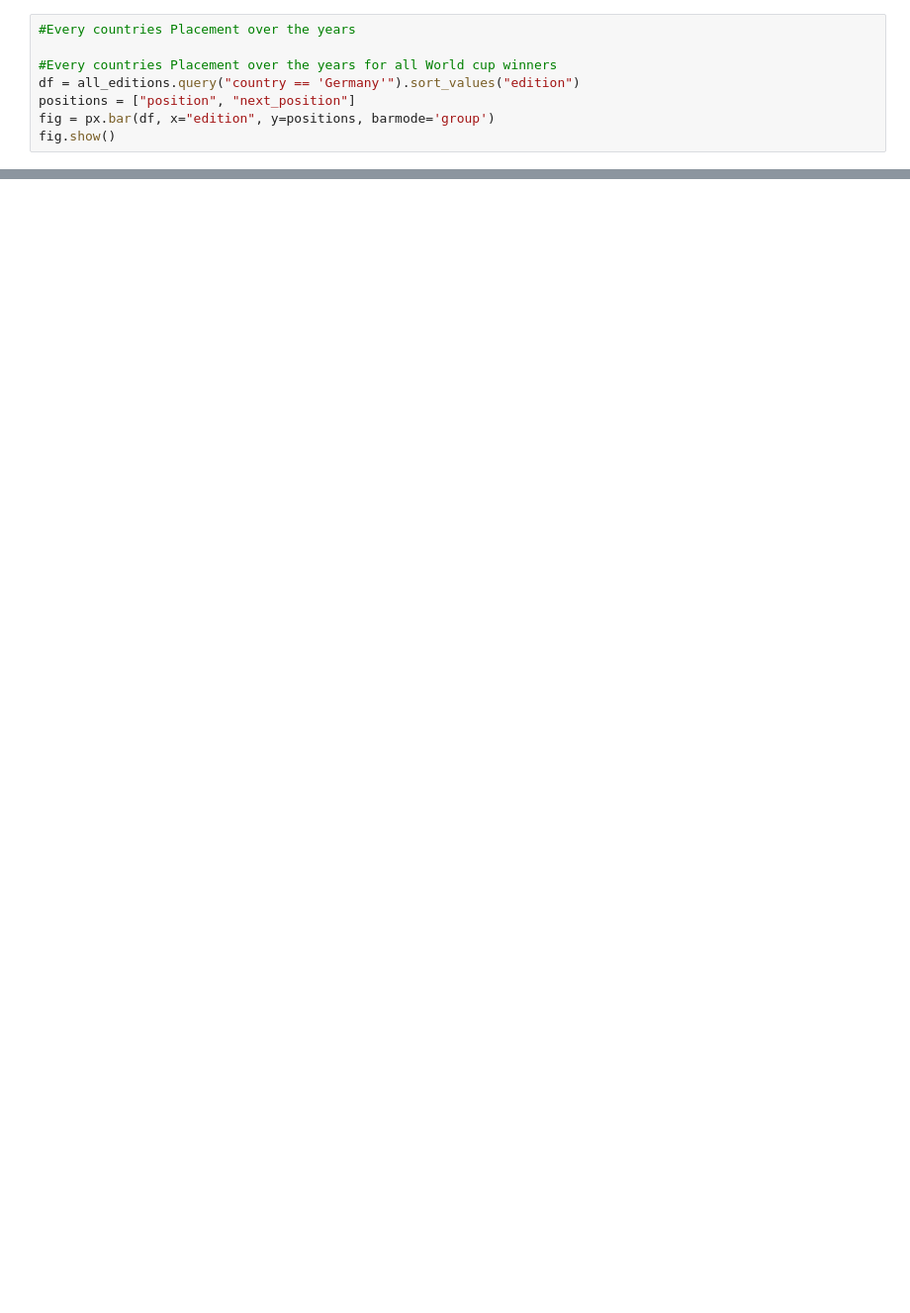
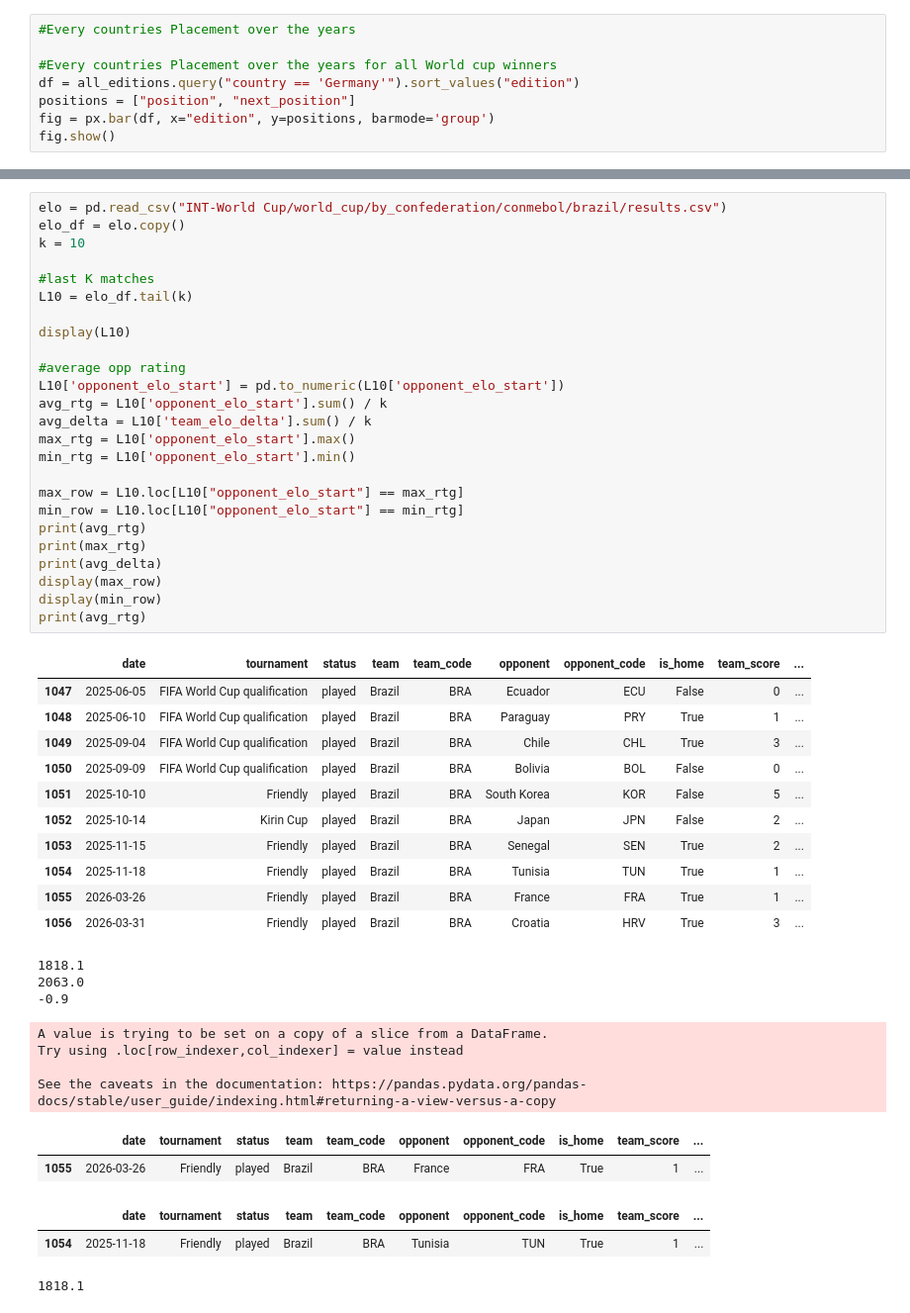
Before and after one commit to Ukandu20/world-cup, a Jupyter notebook: index.ipynb, the cells around one changed output, grey strips where cells are left out. Shown at 99% size. Saved outputs shown, nothing was run; the diff lists cells and outputs as text; blank space fills up the shorter version.

```diff
--- a/index.ipynb
+++ b/index.ipynb
@@ -77,0 +478,49 @@ fig.show()
+# %%
+elo = pd.read_csv("INT-World Cup/world_cup/by_confederation/conmebol/brazil/results.csv")
+elo_df = elo.copy()
+k = 10
+
+#last K matches
+L10 = elo_df.tail(k)
+
+display(L10)
+
+#average opp rating
+L10['opponent_elo_start'] = pd.to_numeric(L10['opponent_elo_start'])
+avg_rtg = L10['opponent_elo_start'].sum() / k
+avg_delta = L10['team_elo_delta'].sum() / k
+max_rtg = L10['opponent_elo_start'].max()
+min_rtg = L10['opponent_elo_start'].min()
+
+max_row = L10.loc[L10["opponent_elo_start"] == max_rtg]
+min_row = L10.loc[L10["opponent_elo_start"] == min_rtg]
+print(avg_rtg)
+print(max_rtg)
+print(avg_delta)
+display(max_row)
+display(min_row)
+print(avg_rtg)
+# %% [output]
+|  | date | tournament | status | team | team_code | opponent | opponent_code | is_home | team_score | ... |
+| 1047 | 2025-06-05 | FIFA World Cup qualification | played | Brazil | BRA | Ecuador | ECU | False | 0 | ... |
+| 1048 | 2025-06-10 | FIFA World Cup qualification | played | Brazil | BRA | Paraguay | PRY | True | 1 | ... |
+| 1049 | 2025-09-04 | FIFA World Cup qualification | played | Brazil | BRA | Chile | CHL | True | 3 | ... |
+| 1050 | 2025-09-09 | FIFA World Cup qualification | played | Brazil | BRA | Bolivia | BOL | False | 0 | ... |
+| 1051 | 2025-10-10 | Friendly | played | Brazil | BRA | South Korea | KOR | False | 5 | ... |
+| 1052 | 2025-10-14 | Kirin Cup | played | Brazil | BRA | Japan | JPN | False | 2 | ... |
+| 1053 | 2025-11-15 | Friendly | played | Brazil | BRA | Senegal | SEN | True | 2 | ... |
+| 1054 | 2025-11-18 | Friendly | played | Brazil | BRA | Tunisia | TUN | True | 1 | ... |
+| 1055 | 2026-03-26 | Friendly | played | Brazil | BRA | France | FRA | True | 1 | ... |
+| 1056 | 2026-03-31 | Friendly | played | Brazil | BRA | Croatia | HRV | True | 3 | ... |
+1818.1
+2063.0
+-0.9
+A value is trying to be set on a copy of a slice from a DataFrame.
+Try using .loc[row_indexer,col_indexer] = value instead
+
+See the caveats in the documentation: https://pandas.pydata.org/pandas-docs/stable/user_guide/indexing.html#returning-a-view-versus-a-copy
+|  | date | tournament | status | team | team_code | opponent | opponent_code | is_home | team_score | ... |
+| 1055 | 2026-03-26 | Friendly | played | Brazil | BRA | France | FRA | True | 1 | ... |
+|  | date | tournament | status | team | team_code | opponent | opponent_code | is_home | team_score | ... |
+| 1054 | 2025-11-18 | Friendly | played | Brazil | BRA | Tunisia | TUN | True | 1 | ... |
+1818.1
```
Also changed, not shown: parts of 9 cells of this notebook, 9 other files.
